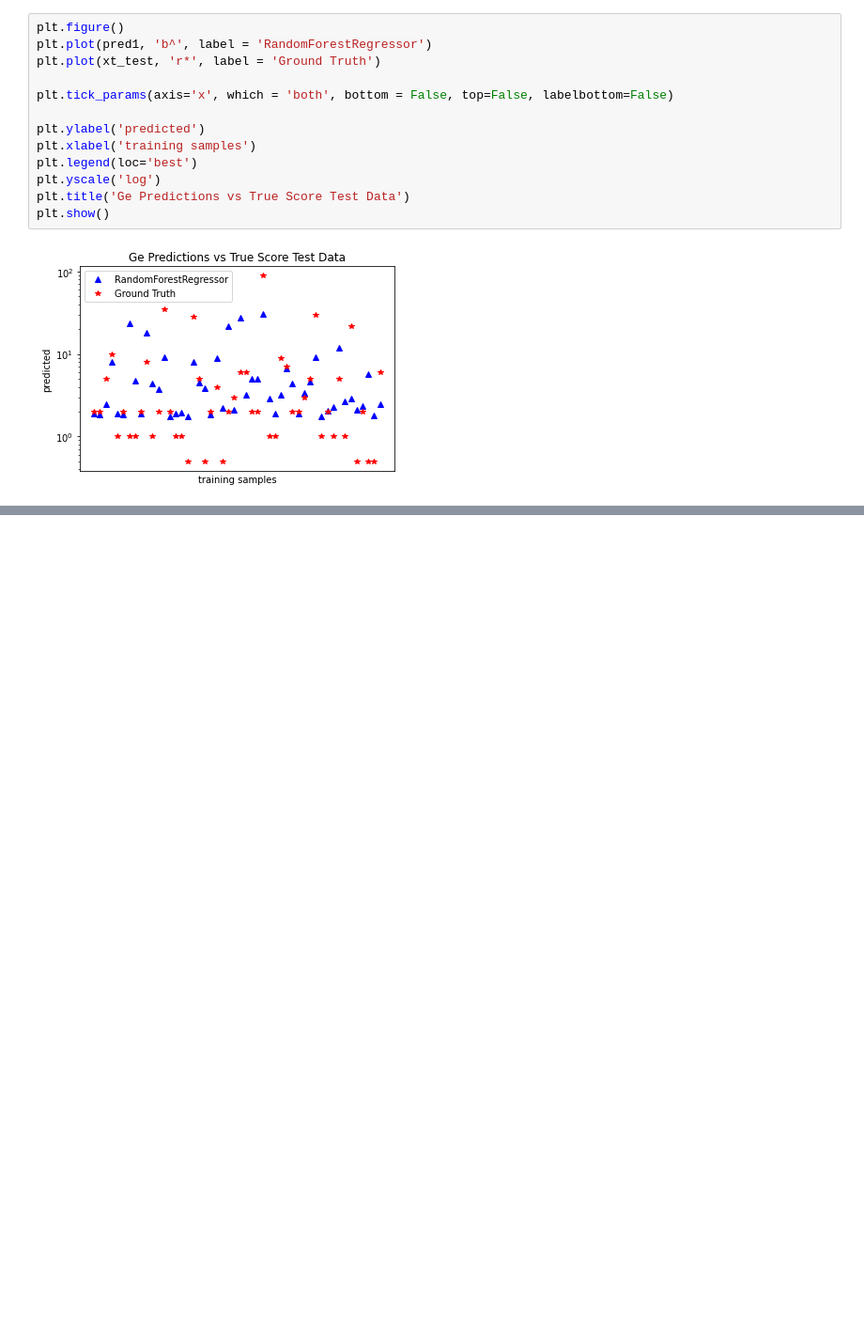
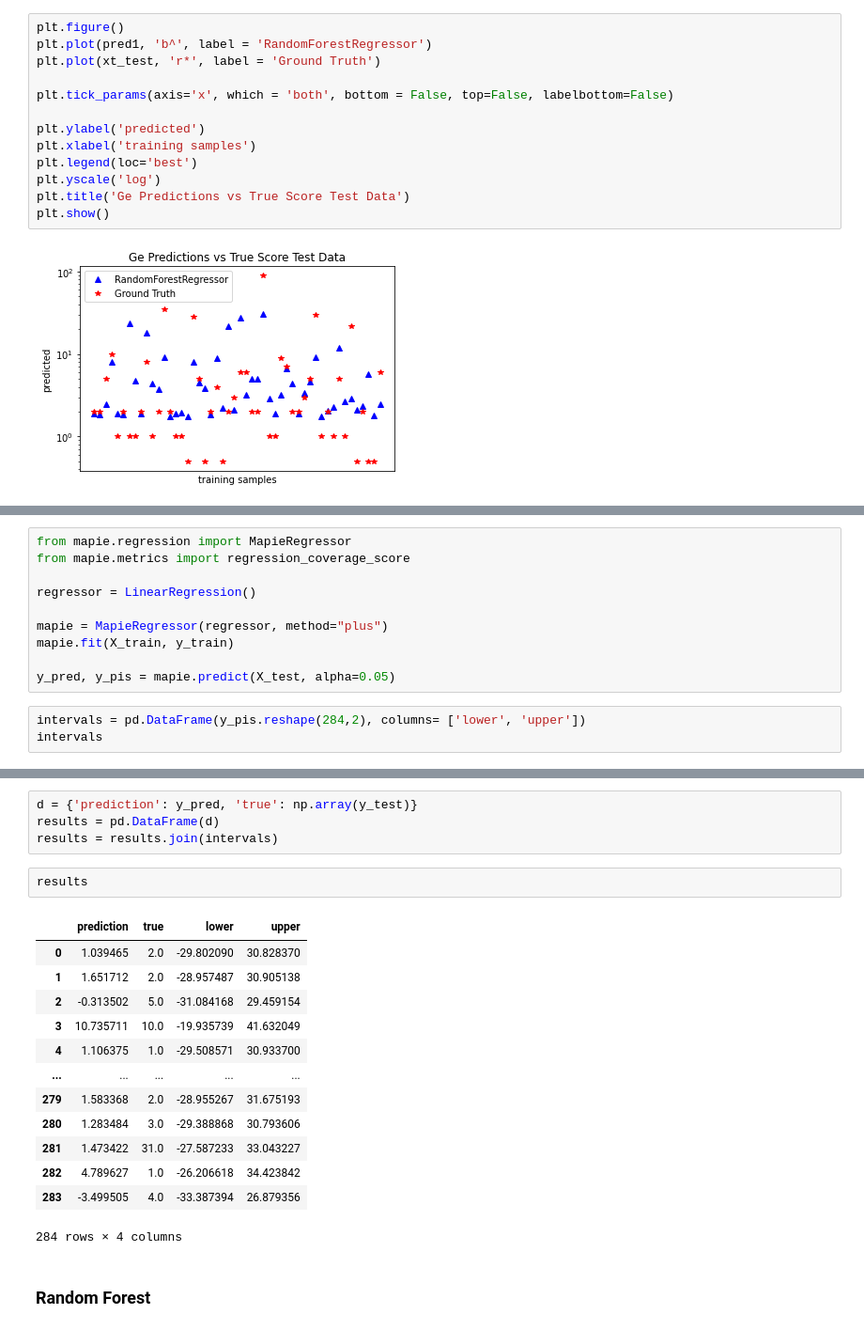
Before and after one commit to franticOreo/CriticalMinerals, a Jupyter notebook: asher/Osnaca_RF.ipynb, the cells around one changed output, grey strips where cells are left out. Shown: that part at 94% size. Saved outputs shown, nothing was run; the diff lists cells and outputs as text; blank space fills up the shorter version.

Commit message:
prediction intervals

```diff
--- a/asher/Osnaca_RF.ipynb
+++ b/asher/Osnaca_RF.ipynb
@@ -324,0 +331,13 @@ plt.show()
+# %%
+from mapie.regression import MapieRegressor
+from mapie.metrics import regression_coverage_score
+
+regressor = LinearRegression()
+
+mapie = MapieRegressor(regressor, method="plus")
+mapie.fit(X_train, y_train)
+
+y_pred, y_pis = mapie.predict(X_test, alpha=0.05)
+# %%
+intervals = pd.DataFrame(y_pis.reshape(284,2), columns= ['lower', 'upper'])
+intervals
@@ -324,0 +358,22 @@ plt.show()
+# %%
+d = {'prediction': y_pred, 'true': np.array(y_test)}
+results = pd.DataFrame(d)
+results = results.join(intervals)
+# %%
+results
+# %% [output]
+|  | prediction | true | lower | upper |
+| 0 | 1.039465 | 2.0 | -29.802090 | 30.828370 |
+| 1 | 1.651712 | 2.0 | -28.957487 | 30.905138 |
+| 2 | -0.313502 | 5.0 | -31.084168 | 29.459154 |
+| 3 | 10.735711 | 10.0 | -19.935739 | 41.632049 |
+| 4 | 1.106375 | 1.0 | -29.508571 | 30.933700 |
+| ... | ... | ... | ... | ... |
+| 279 | 1.583368 | 2.0 | -28.955267 | 31.675193 |
+| 280 | 1.283484 | 3.0 | -29.388868 | 30.793606 |
+| 281 | 1.473422 | 31.0 | -27.587233 | 33.043227 |
+| 282 | 4.789627 | 1.0 | -26.206618 | 34.423842 |
+| 283 | -3.499505 | 4.0 | -33.387394 | 26.879356 |
+284 rows × 4 columns
+# %% [markdown]
+### Random Forest
```
Also changed, not shown: parts of 5 cells of this notebook.
